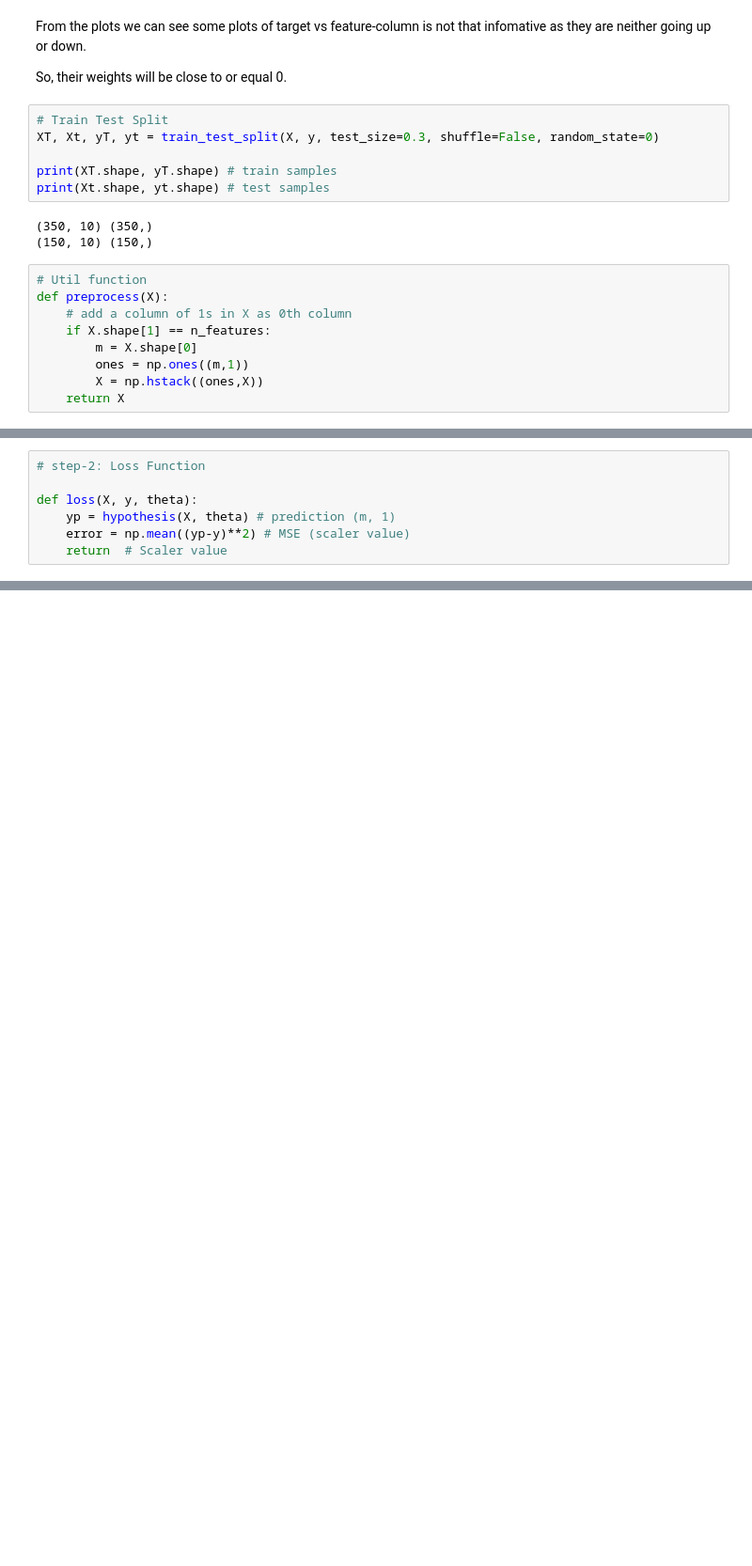
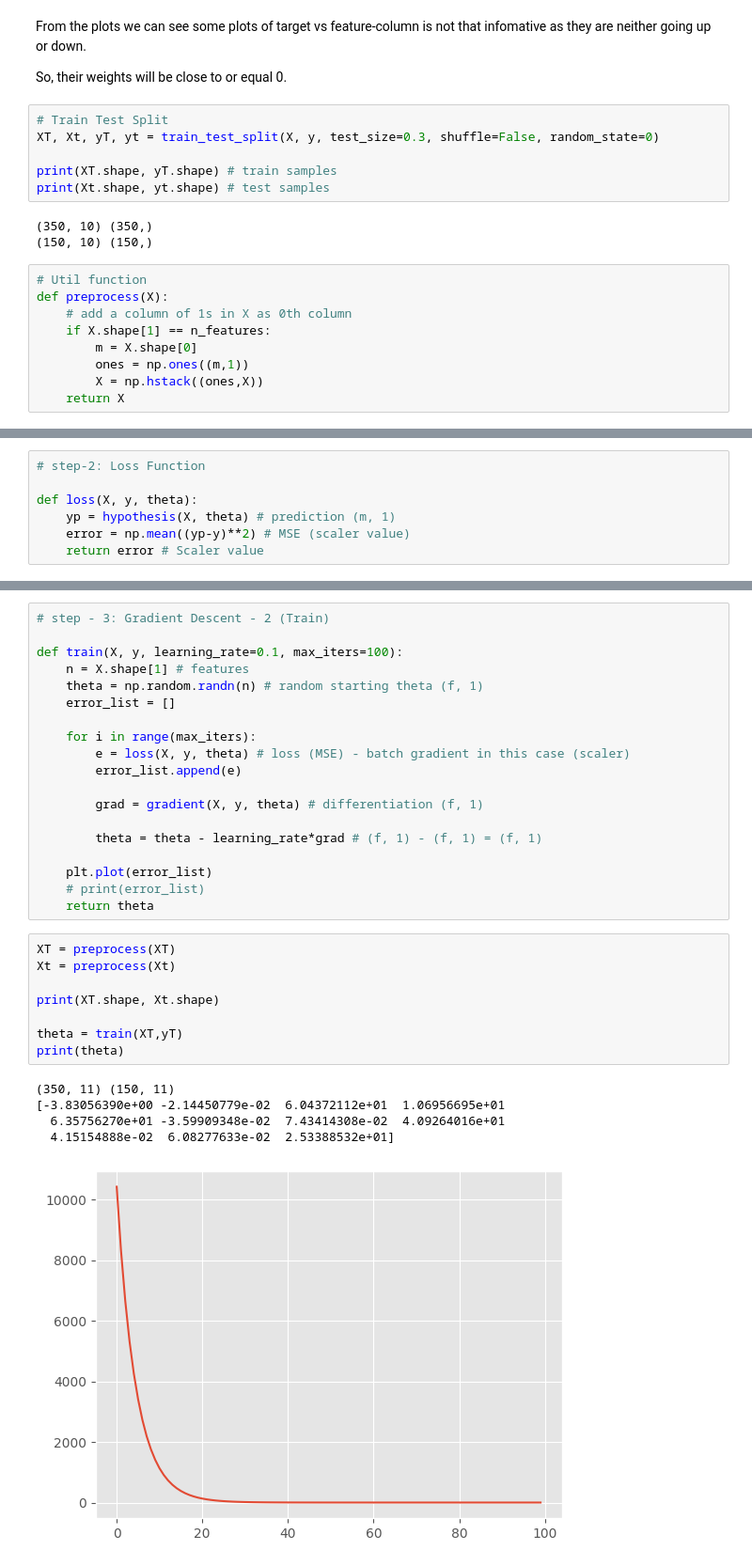
Before and after one commit to MohHasan1/Machine-Learning-Math, a Jupyter notebook: 01-Linear-Regression/Linear_Regression_Multiple_Features.ipynb, the cells around one changed output, grey strips where cells are left out. Shown: that part at 94% size. Drawn from its saved outputs; the diff is of its cells as text; blank space fills up the shorter version.

```diff
--- a/01-Linear-Regression/Linear_Regression_Multiple_Features.ipynb
+++ b/01-Linear-Regression/Linear_Regression_Multiple_Features.ipynb
@@ -88,7 +88,7 @@ def hypothesis(X, theta): # features (x) and parameters (Q/theta)
 def loss(X, y, theta):
     yp = hypothesis(X, theta) # prediction (m, 1)
     error = np.mean((yp-y)**2) # MSE (scaler value)
-    return  # Scaler value
+    return error # Scaler value
 # %%
 # step - 3: Gradient Descent - 1 (partial differentation)
 def gradient(X, y, theta):
@@ -99,2 +99,35 @@ def gradient(X, y, theta):
 
 # The derivation is on tablet (GoodNote)
+# %%
+# step - 3: Gradient Descent - 2 (Train)
+
+def train(X, y, learning_rate=0.1, max_iters=100):
+    n = X.shape[1] # features
+    theta = np.random.randn(n) # random starting theta (f, 1)
+    error_list = []
+
+    for i in range(max_iters):
+        e = loss(X, y, theta) # loss (MSE) - batch gradient in this case (scaler)
+        error_list.append(e)
+
+        grad = gradient(X, y, theta) # differentiation (f, 1)
+
+        theta = theta - learning_rate*grad # (f, 1) - (f, 1) = (f, 1)
+
+    plt.plot(error_list)
+    # print(error_list)
+    return theta
+# %%
+XT = preprocess(XT)
+Xt = preprocess(Xt)
+
+print(XT.shape, Xt.shape)
+
+theta = train(XT,yT)
+print(theta)
+# %% [output]
+(350, 11) (150, 11)
+[-3.83056390e+00 -2.14450779e-02  6.04372112e+01  1.06956695e+01
+  6.35756270e+01 -3.59909348e-02  7.43414308e-02  4.09264016e+01
+  4.15154888e-02  6.08277633e-02  2.53388532e+01]
+[figure, added]
```
Also changed, not shown: parts of 3 cells of this notebook.
